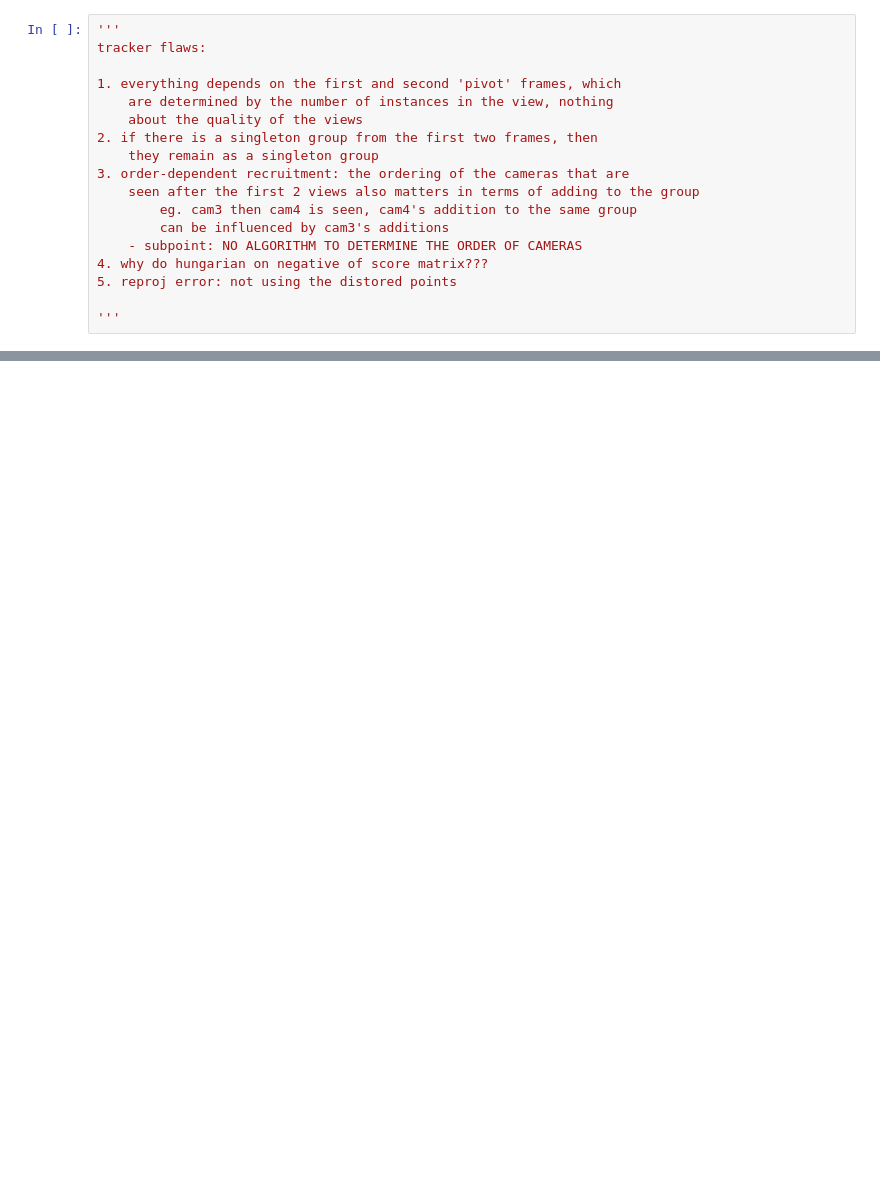
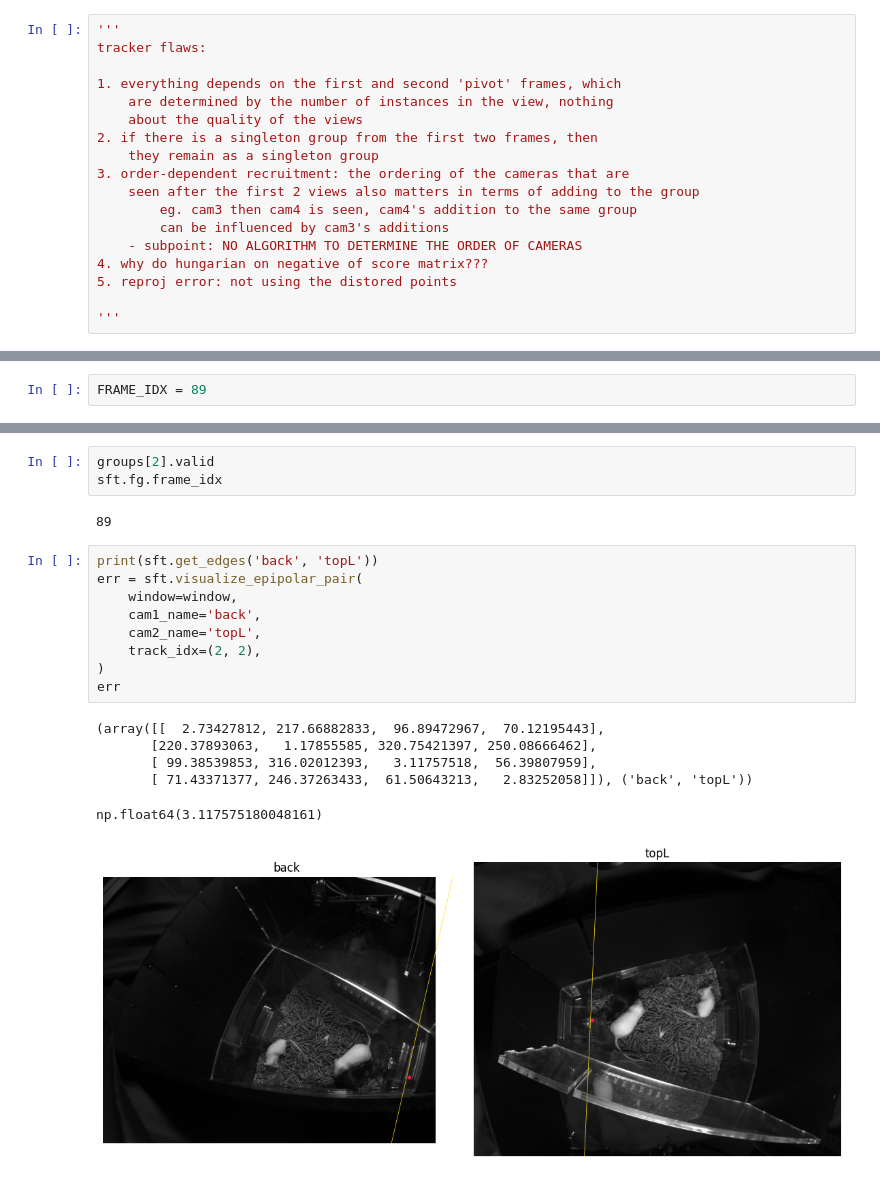
Before and after one commit to Joshjppark/lucid_lite, a Jupyter notebook: notebooks/tracking_test.ipynb, the cells around one changed output, grey strips where cells are left out. Drawn from its saved outputs; the diff is of its cells as text; blank space fills up the shorter version.

```diff
--- a/notebooks/tracking_test.ipynb
+++ b/notebooks/tracking_test.ipynb
@@ -152,0 +427,2 @@ cost == groups
+# %%
+FRAME_IDX = 89
@@ -152,0 +509,21 @@ cost == groups
+# %%
+groups[2].valid
+sft.fg.frame_idx
+# %% [output]
+89
+# %%
+print(sft.get_edges('back', 'topL'))
+err = sft.visualize_epipolar_pair(
+    window=window,
+    cam1_name='back',
+    cam2_name='topL',
+    track_idx=(2, 2),
+)
+err
+# %% [output]
+(array([[  2.73427812, 217.66882833,  96.89472967,  70.12195443],
+       [220.37893063,   1.17855585, 320.75421397, 250.08666462],
+       [ 99.38539853, 316.02012393,   3.11757518,  56.39807959],
+       [ 71.43371377, 246.37263433,  61.50643213,   2.83252058]]), ('back', 'topL'))
+np.float64(3.117575180048161)
+[figure, added]
```
Also changed, not shown: parts of 19 cells of this notebook, 15 other files.
